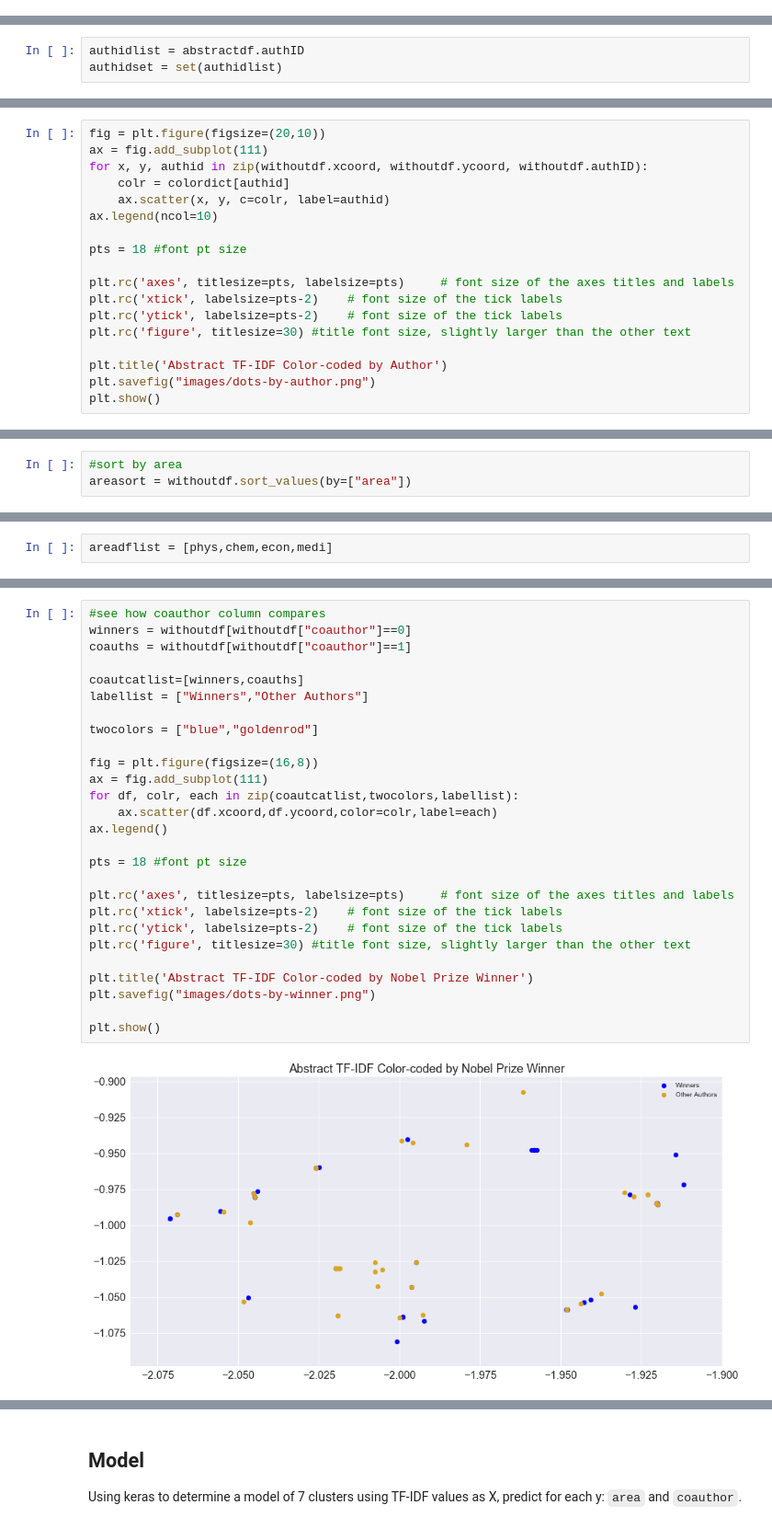
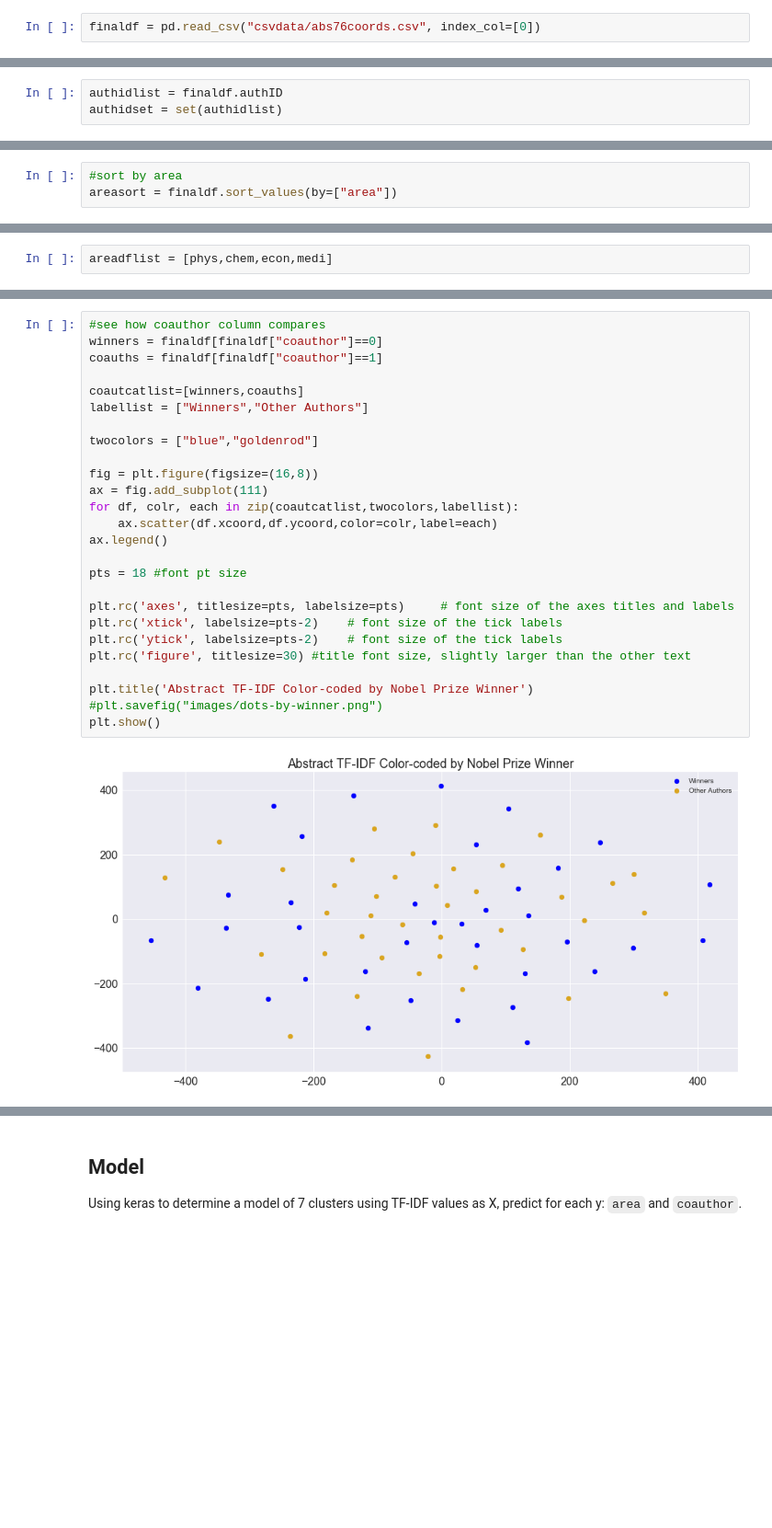
Before and after one commit to bronwencc/Capstone, a Jupyter notebook: analysis.ipynb, the cells around one changed output, grey strips where cells are left out. Shown: that part at 92% size. Saved outputs shown, nothing was run; the diff lists cells and outputs as text; blank space fills up the shorter version.

```diff
--- a/analysis.ipynb
+++ b/analysis.ipynb
@@ -651,7 +809,9 @@ finaldf.to_csv("csvdata/abscoords.csv")
+# %%
+finaldf = pd.read_csv("csvdata/abs76coords.csv", index_col=[0])
 # %% [markdown]
 Match individual colors to each `authID` for graph.
 # %%
-authidlist = abstractdf.authID
+authidlist = finaldf.authID
 authidset = set(authidlist)
 # %%
 len(authidset)
@@ -728,18 +857,0 @@ for authid,color in zip(authidset,colors):
-# %%
-fig = plt.figure(figsize=(20,10))
-ax = fig.add_subplot(111)
-for x, y, authid in zip(withoutdf.xcoord, withoutdf.ycoord, withoutdf.authID):
-    colr = colordict[authid]
-    ax.scatter(x, y, c=colr, label=authid)
-ax.legend(ncol=10)
-
-pts = 18 #font pt size
-
-plt.rc('axes', titlesize=pts, labelsize=pts)     # font size of the axes titles and labels
-plt.rc('xtick', labelsize=pts-2)    # font size of the tick labels
-plt.rc('ytick', labelsize=pts-2)    # font size of the tick labels
-plt.rc('figure', titlesize=30) #title font size, slightly larger than the other text
-
-plt.title('Abstract TF-IDF Color-coded by Author')
-plt.savefig("images/dots-by-author.png")
-plt.show()
@@ -753,7 +863,7 @@ fourcolors = ["darkgreen","blue","goldenrod","magenta"]
 fieldset = ["physics","chemistry","economics","medicine"]
 # %%
 #sort by area
-areasort = withoutdf.sort_values(by=["area"])
+areasort = finaldf.sort_values(by=["area"])
 # %%
 phys = areasort[areasort["area"]=="physics"]
 chem = areasort[areasort["area"]=="chemistry"]
@@ -783,30 +895,29 @@ plt.show()
 # %%
 #see how coauthor column compares
-winners = withoutdf[withoutdf["coauthor"]==0]
-coauths = withoutdf[withoutdf["coauthor"]==1]
+winners = finaldf[finaldf["coauthor"]==0]
+coauths = finaldf[finaldf["coauthor"]==1]
 
 coautcatlist=[winners,coauths]
 labellist = ["Winners","Other Authors"]
 
 twocolors = ["blue","goldenrod"]
 
 fig = plt.figure(figsize=(16,8))
 ax = fig.add_subplot(111)
 for df, colr, each in zip(coautcatlist,twocolors,labellist):
     ax.scatter(df.xcoord,df.ycoord,color=colr,label=each)
 ax.legend()
 
 pts = 18 #font pt size
 
 plt.rc('axes', titlesize=pts, labelsize=pts)     # font size of the axes titles and labels
 plt.rc('xtick', labelsize=pts-2)    # font size of the tick labels
 plt.rc('ytick', labelsize=pts-2)    # font size of the tick labels
 plt.rc('figure', titlesize=30) #title font size, slightly larger than the other text
 
 plt.title('Abstract TF-IDF Color-coded by Nobel Prize Winner')
-plt.savefig("images/dots-by-winner.png")
-
+#plt.savefig("images/dots-by-winner.png")
 plt.show()
 # %% [output]
-[figure, old version]
+[figure, new version]
 # %% [markdown]
```
Also changed, not shown: parts of 91 cells of this notebook, 10 other files.
